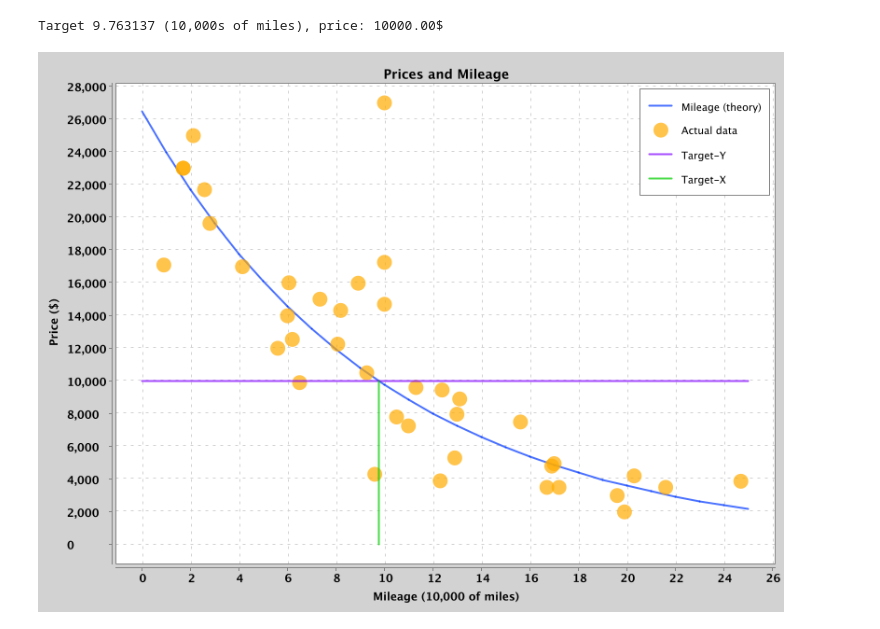
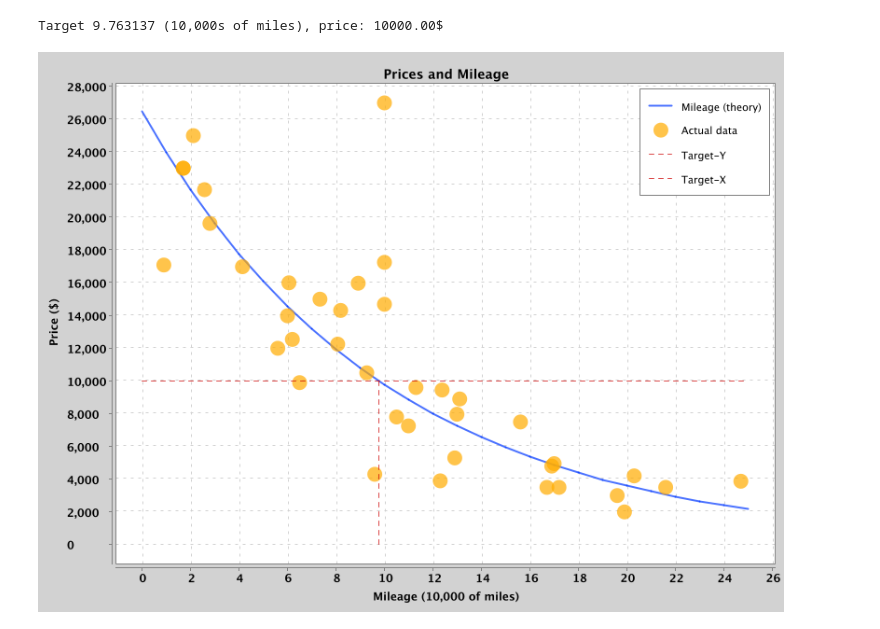
Before and after one commit to OlivierLD/Math-for-Programmers, a Jupyter notebook: Chapter 01/Chapter_01_section_02_java.ipynb, the cells around one changed output. Cells and saved outputs as stored; diff of their text form; code cells hidden in the pictures.

```diff
--- a/Chapter 01/Chapter_01_section_02_java.ipynb
+++ b/Chapter 01/Chapter_01_section_02_java.ipynb
@@ -67,14 +69,20 @@ Target 9.763137 (10,000s of miles), price: 10000.00$
 # %%
 double xTargetFrom = 0;
 double xTargetTo   = 25;
+BasicStroke dottedStroke = new BasicStroke(1f, BasicStroke.CAP_ROUND, BasicStroke.JOIN_ROUND, 1f, new float[]{5f, 5f}, 0f);
+
 XYSeries target1 = chart.addSeries("Target-Y", new double[] {xTargetFrom, xTargetTo}, new double[] {targetPrice, targetPrice});
 target1.setMarker(SeriesMarkers.NONE);
+target1.setLineColor(XChartSeriesColors.RED);
 target1.setXYSeriesRenderStyle(XYSeries.XYSeriesRenderStyle.Line);
+target1.setLineStyle(dottedStroke);
 XYSeries target2 = chart.addSeries("Target-X", new double[] {targetMileage, targetMileage}, new double[] {0, targetPrice});
 target2.setMarker(SeriesMarkers.NONE);
+target2.setLineColor(XChartSeriesColors.RED);
 target2.setXYSeriesRenderStyle(XYSeries.XYSeriesRenderStyle.Line);
+target2.setLineStyle(dottedStroke);
 
 // Render the chart
 BitmapEncoder.getBufferedImage(chart);
 # %% [output]
-[figure, old version]
+[figure, new version]
```
Also changed, not shown: parts of 1 cell of this notebook, 3 other files.
